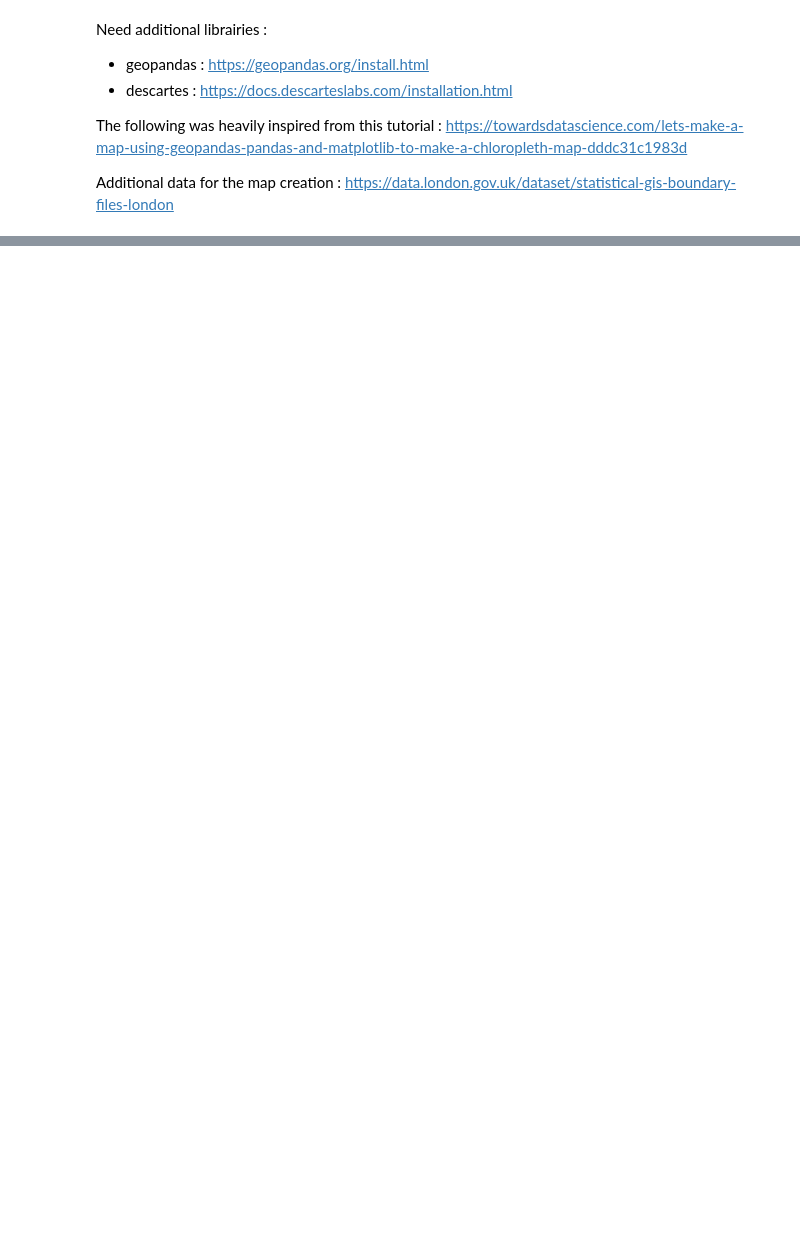
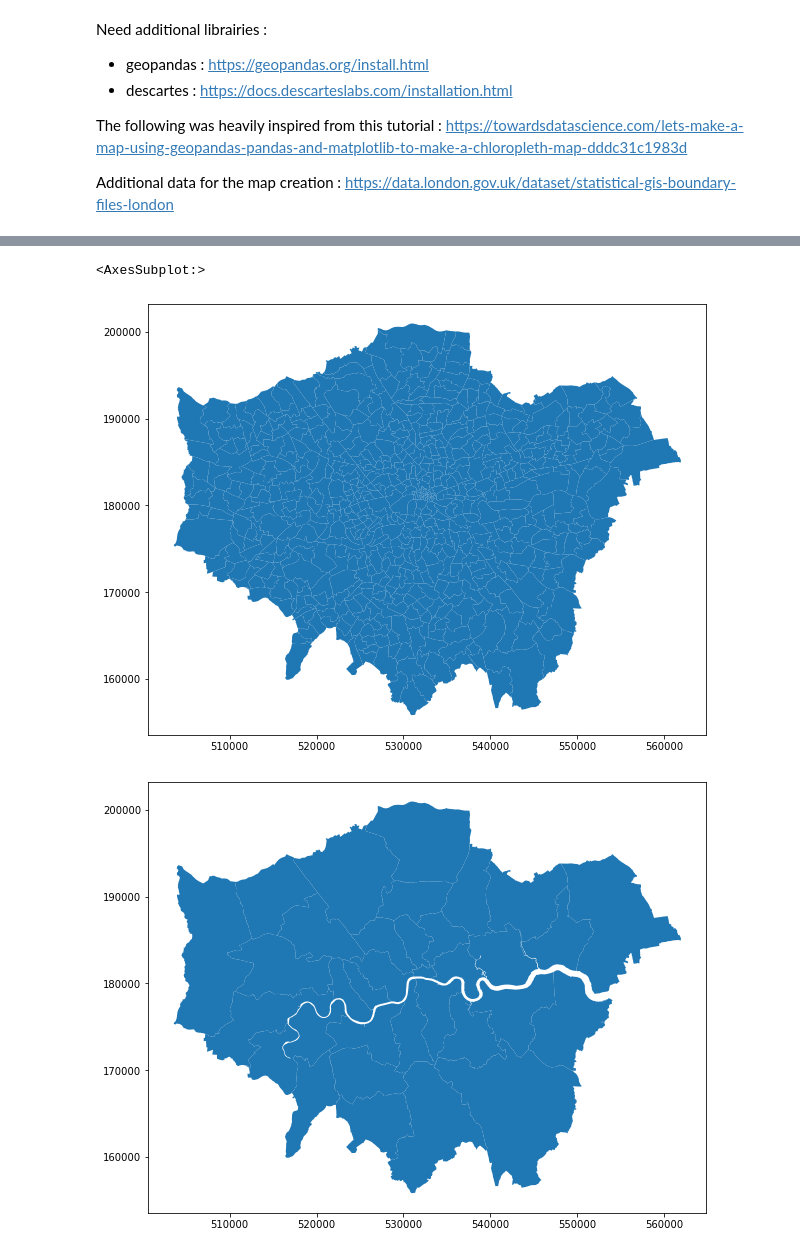
Before and after one commit to epfl-ada/ada-2020-project-milestone-p3-p3_datasurferz, a Jupyter notebook: map.ipynb, the cells around one changed output, grey strips where cells are left out. Drawn from its saved outputs; the diff is of its cells as text; code cells hidden in the pictures; blank space fills up the shorter version.

```diff
--- a/map.ipynb
+++ b/map.ipynb
@@ -26,7 +26,11 @@ map_bouroughs.head()
 | 4 | Ealing | E09000009 | 5554.428 | 0.000 | F | None | None | POLYGON ((510253.500 182881.600, ... |
 # %%
 map_wards.plot(figsize=(10,10))
-map_bourough.plot(figsize=(10,10))
+map_bouroughs.plot(figsize=(10,10))
+# %% [output]
+<AxesSubplot:>
+[figure, added]
+[figure, added]
 # %%
 # let's import the data:
 
```
Also changed, not shown: parts of 8 cells of this notebook.
